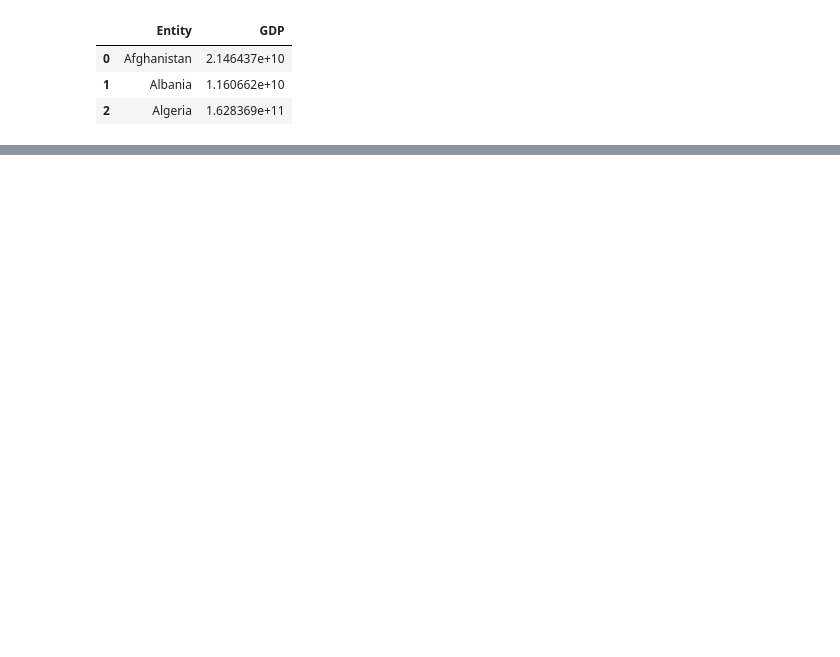
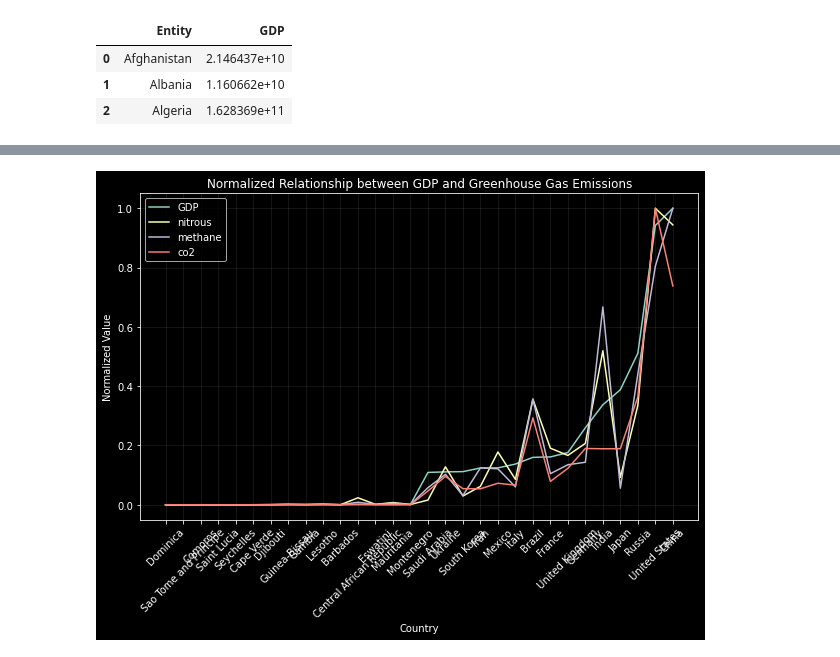
Before and after one commit to fionaabad/Climate-Change, a Jupyter notebook: GDP/growth.ipynb, the cells around one changed output, grey strips where cells are left out. Drawn from its saved outputs; the diff is of its cells as text; code cells hidden in the pictures; blank space fills up the shorter version.

```diff
--- a/GDP/growth.ipynb
+++ b/GDP/growth.ipynb
@@ -8,3 +9,6 @@ df.head(3)
 | 0 | Afghanistan | 2.146437e+10 |
 | 1 | Albania | 1.160662e+10 |
 | 2 | Algeria | 1.628369e+11 |
+# %%
+gh = pd.read_csv('ghg_copy.csv')
+gh.tail(3)
@@ -10,0 +116,36 @@ df.head(3)
+# %%
+import matplotlib.pyplot as plt
+import pandas as pd
+from sklearn.preprocessing import MinMaxScaler
+
+
+scaler = MinMaxScaler()
+
+plt.style.use('dark_background')
+
+# Normalizar las columnas que deseas trazar
+cols_to_normalize = ['GDP', 'nitrous',
+                    'methane', 'co2']
+df_normalized = merged_df.copy()  # Crear una copia del DataFrame original
+df_normalized[cols_to_normalize] = scaler.fit_transform(df_normalized[cols_to_normalize])
+
+# Crear el gráfico
+plt.figure(figsize=(10, 6))
+
+# Graficar las columnas normalizadas
+for col in cols_to_normalize:
+    plt.plot(df_normalized['Entity'], df_normalized[col], label=col)
+
+plt.xticks(rotation=45)
+
+# Etiquetas y título del gráfico
+plt.xlabel('Country')
+plt.ylabel('Normalized Value')
+plt.title('Normalized Relationship between GDP and Greenhouse Gas Emissions')
+plt.legend()
+
+# Mostrar el gráfico
+plt.grid(True, alpha=0.1)
+plt.show()
+# %% [output]
+[figure, added]
```
Also changed, not shown: parts of 10 cells of this notebook, 3 other files.
